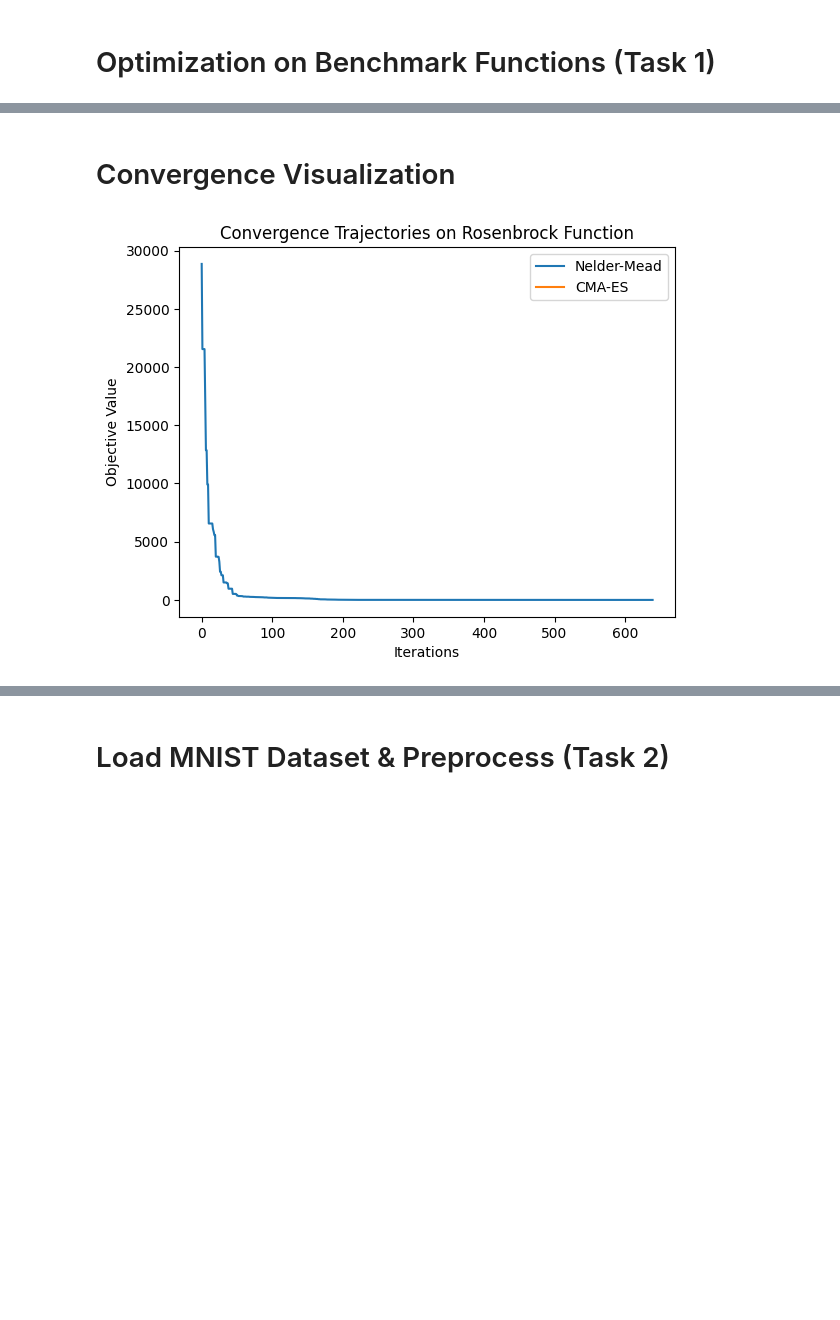
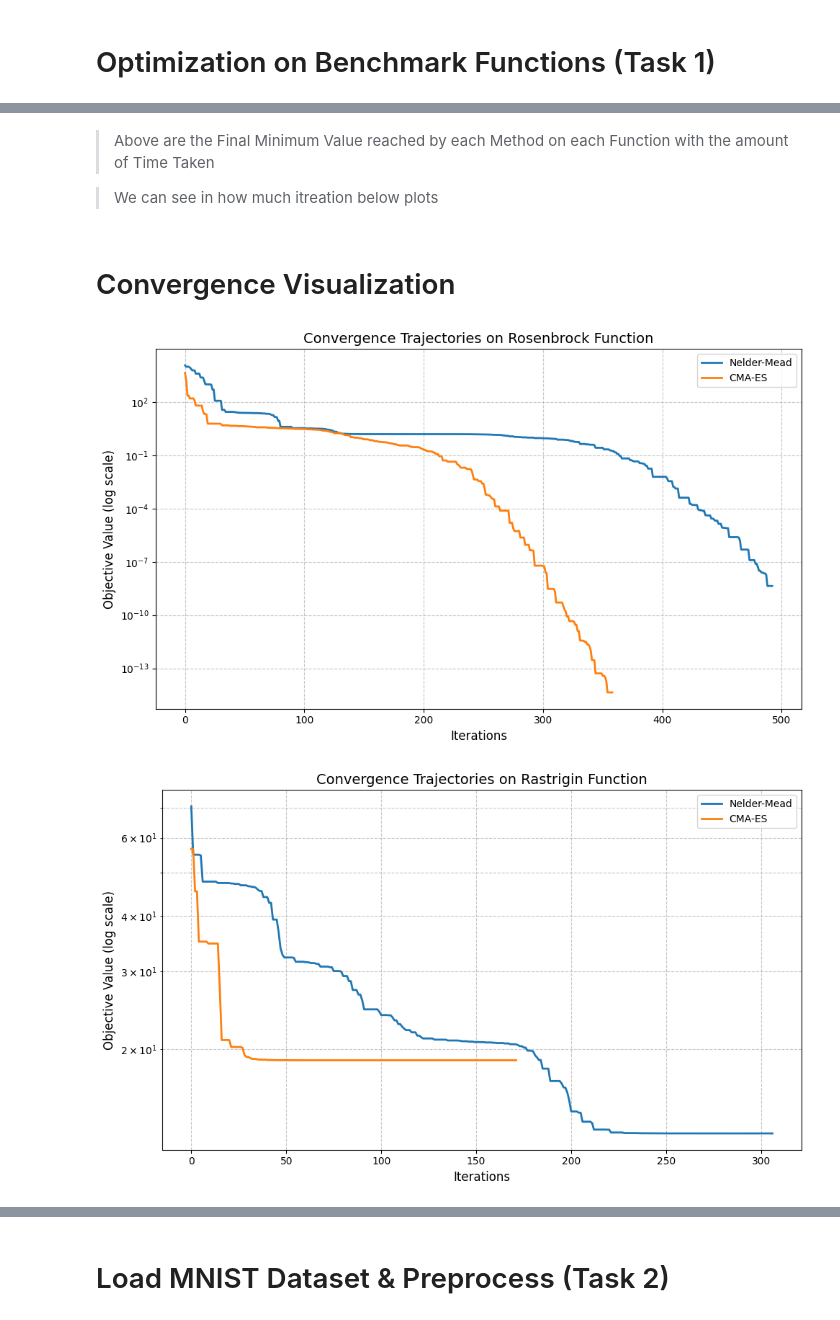
Before and after one commit to ParthivPatel2005/DiffusionMaps-Optimization-CS303, a Jupyter notebook: Problem2.ipynb, the cells around one changed output, grey strips where cells are left out. Cells and saved outputs as stored; diff of their text form; code cells hidden in the pictures; blank space fills up the shorter version.

```diff
--- a/Problem2.ipynb
+++ b/Problem2.ipynb
@@ -90,18 +112,38 @@ CMA-ES: 1.9675372442407024e-11
+# %% [markdown]
+> Above are the Final Minimum Value reached by each Method on each Function with the amount of Time Taken
+
+> We can see in how much itreation below plots
 # %% [markdown]
 # Convergence Visualization
-# %%
-# Plot convergence trajectories for each method on Rosenbrock function (example)
-for method in methods:
-    if method == 'Nelder-Mead':
-        values = [rosenbrock(vec) for vec in convergence_data['Rosenbrock'][method]]
-        plt.plot(values, label=method)
-    elif method == 'CMA-ES':
-        plt.plot(convergence_data['Rosenbrock'][method], label=method)
-
-plt.title('Convergence Trajectories on Rosenbrock Function')
-plt.xlabel('Iterations')
-plt.ylabel('Objective Value')
-plt.legend()
-plt.show()
-# %% [output]
-[figure, removed]
+# %%
+# Plot Convergence Trajectories
+for fname in functions:
+    plt.figure(figsize=(10, 6))
+
+    # Plot Nelder-Mead
+    plt.plot(convergence_data[fname]['Nelder-Mead'],
+            label='Nelder-Mead', linewidth=2)
+
+    # Plot CMA-ES
+    plt.plot(convergence_data[fname]['CMA-ES'],
+            label='CMA-ES', linewidth=2)
+
+
+    """Simulated Annealing only gives final result, not the trajectory"""
+#     # Add to plotting section:
+#     plt.axhline(y=results[fname]['Simulated Annealing'],
+#            color='purple',
+#            linestyle='--',
+#            label='SA Final Result')
+
+    plt.title(f'Convergence Trajectories on {fname} Function', fontsize=14)
+    plt.xlabel('Iterations', fontsize=12)
+    plt.ylabel('Objective Value (log scale)', fontsize=12)
+    plt.yscale('log')
+    plt.legend()
+    plt.grid(True, which='both', linestyle='--', alpha=0.7)
+    plt.tight_layout()
+    plt.show()
+# %% [output]
+[figure, added]
+[figure, added]
```
Also changed, not shown: parts of 6 cells of this notebook, 1 other file.
